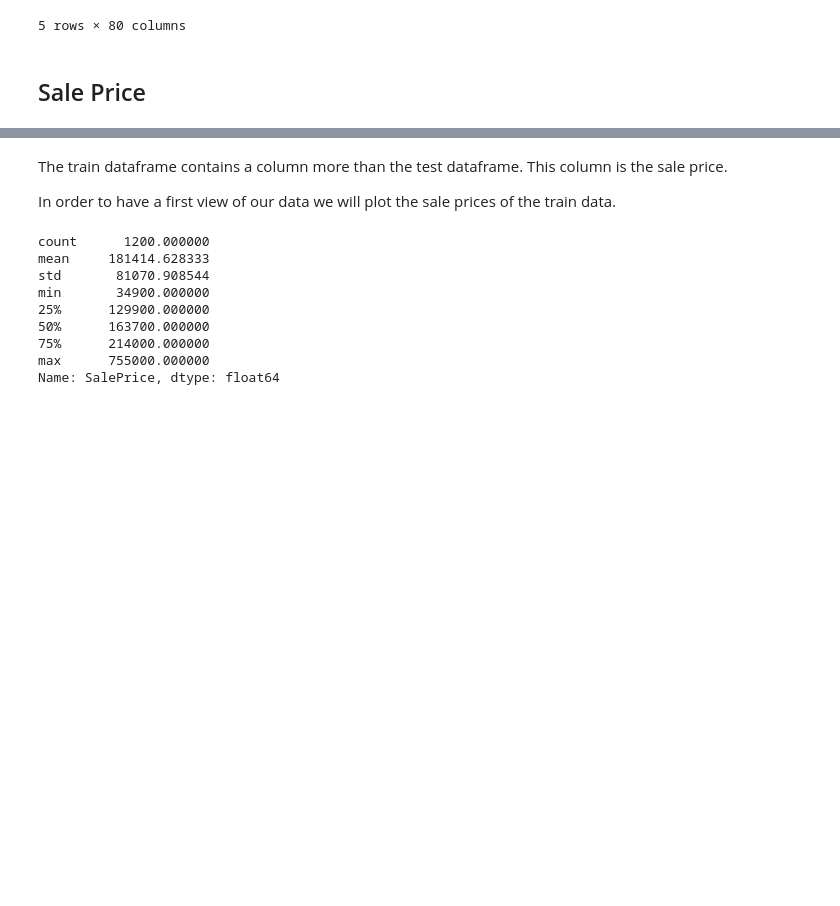
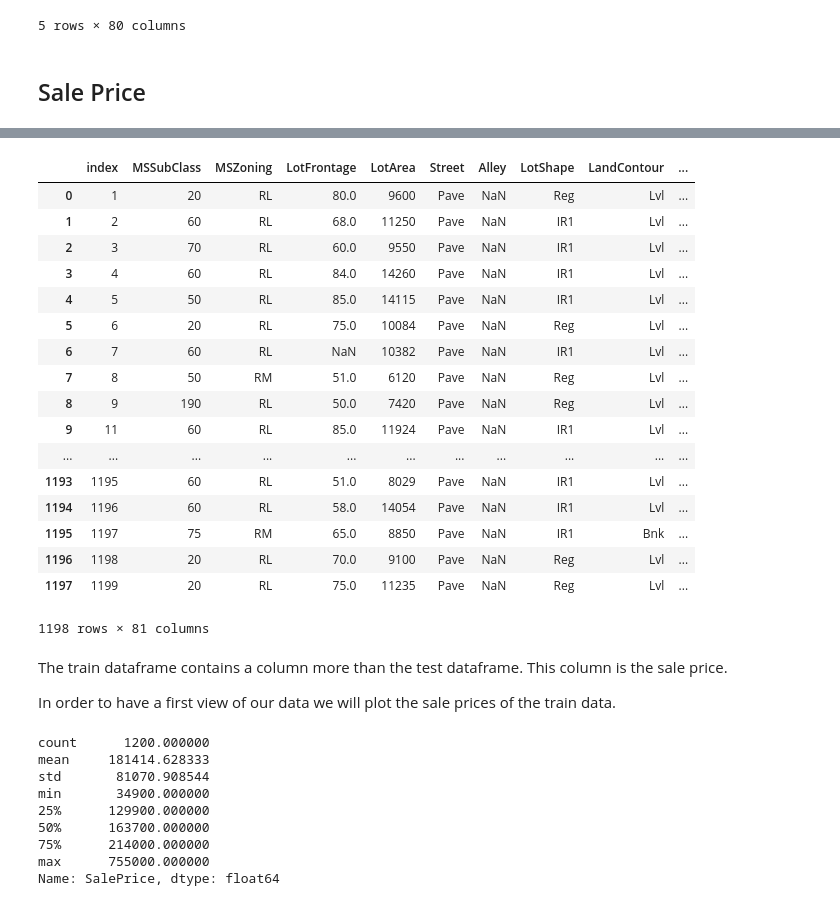
Before and after one commit to raphaelavalos/aml-lab, a Jupyter notebook: challenge/challenge.ipynb, the cells around one changed output, grey strips where cells are left out. Saved outputs shown, nothing was run; the diff lists cells and outputs as text; code cells hidden in the pictures; blank space fills up the shorter version.

```diff
--- a/challenge/challenge.ipynb
+++ b/challenge/challenge.ipynb
@@ -201,3 +213,25 @@ df_test.head()
+# %%
+a = df_train.drop([0,10]).drop(columns=['Id'])
+a.reset_index()
+# %% [output]
+|  | index | MSSubClass | MSZoning | LotFrontage | LotArea | Street | Alley | LotShape | LandContour | ... |
+| 0 | 1 | 20 | RL | 80.0 | 9600 | Pave | NaN | Reg | Lvl | ... |
+| 1 | 2 | 60 | RL | 68.0 | 11250 | Pave | NaN | IR1 | Lvl | ... |
+| 2 | 3 | 70 | RL | 60.0 | 9550 | Pave | NaN | IR1 | Lvl | ... |
+| 3 | 4 | 60 | RL | 84.0 | 14260 | Pave | NaN | IR1 | Lvl | ... |
+| 4 | 5 | 50 | RL | 85.0 | 14115 | Pave | NaN | IR1 | Lvl | ... |
+| 5 | 6 | 20 | RL | 75.0 | 10084 | Pave | NaN | Reg | Lvl | ... |
+| 6 | 7 | 60 | RL | NaN | 10382 | Pave | NaN | IR1 | Lvl | ... |
+| 7 | 8 | 50 | RM | 51.0 | 6120 | Pave | NaN | Reg | Lvl | ... |
+| 8 | 9 | 190 | RL | 50.0 | 7420 | Pave | NaN | Reg | Lvl | ... |
+| 9 | 11 | 60 | RL | 85.0 | 11924 | Pave | NaN | IR1 | Lvl | ... |
+| ... | ... | ... | ... | ... | ... | ... | ... | ... | ... | ... |
+| 1193 | 1195 | 60 | RL | 51.0 | 8029 | Pave | NaN | IR1 | Lvl | ... |
+| 1194 | 1196 | 60 | RL | 58.0 | 14054 | Pave | NaN | IR1 | Lvl | ... |
+| 1195 | 1197 | 75 | RM | 65.0 | 8850 | Pave | NaN | IR1 | Bnk | ... |
+| 1196 | 1198 | 20 | RL | 70.0 | 9100 | Pave | NaN | Reg | Lvl | ... |
+| 1197 | 1199 | 20 | RL | 75.0 | 11235 | Pave | NaN | Reg | Lvl | ... |
+1198 rows × 81 columns
 # %% [markdown]
 The train dataframe contains a column more than the test dataframe. This column is the sale price.
 
```
Also changed, not shown: parts of 2 cells of this notebook, 3 other files.
